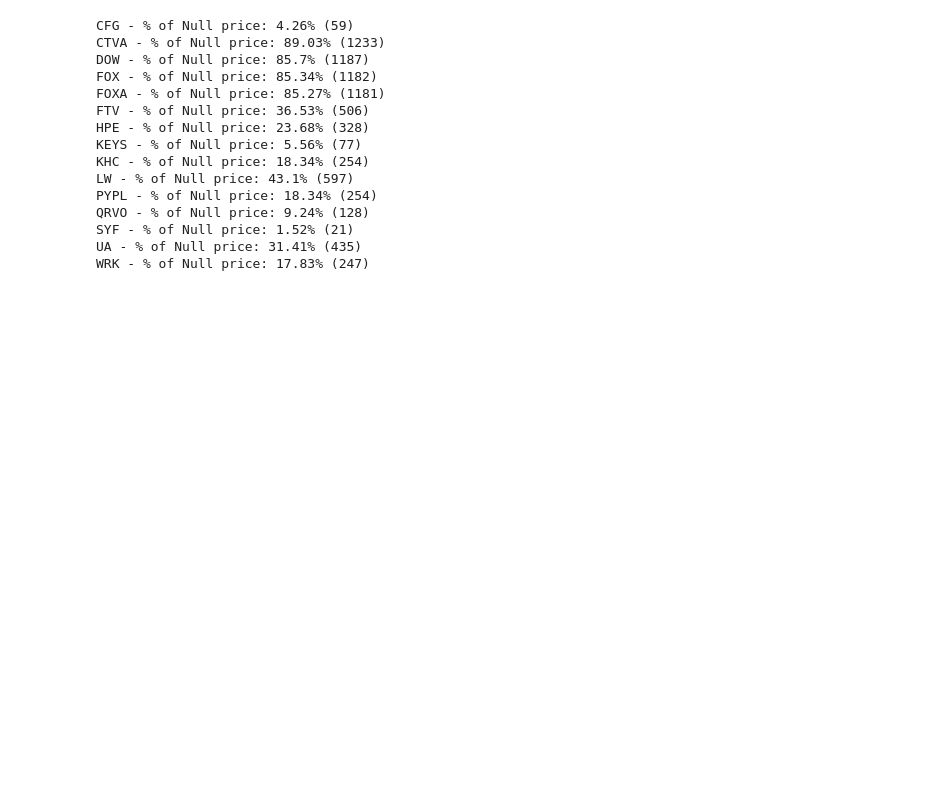
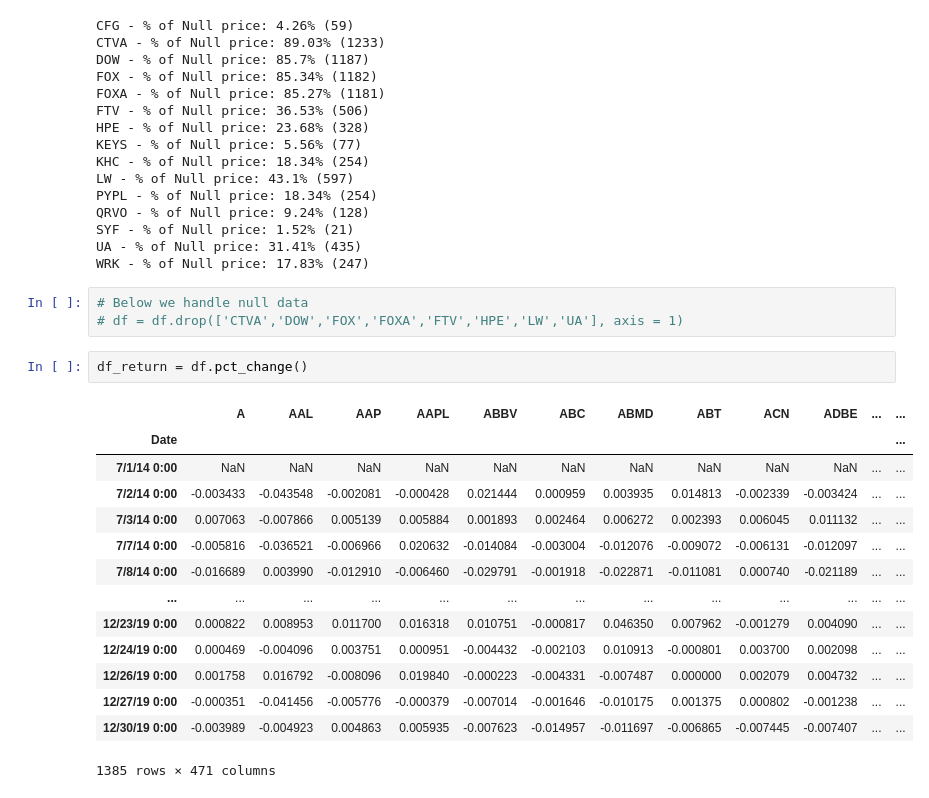
Before and after one commit to hamidreza-rhz/Index-tracking-portfolio-optimization-using-deep-learning, a Jupyter notebook: getdata.ipynb, the cells around one changed output. Cells and saved outputs as stored; diff of their text form; blank space fills up the shorter version.

Commit message:
Completing data preprocessing
Co-authored-by: synapse7cht@gmail.com <synapse7cht@gmail.com>

```diff
--- a/getdata.ipynb
+++ b/getdata.ipynb
@@ -52,3 +52,23 @@ QRVO - % of Null price: 9.24% (128)
 SYF - % of Null price: 1.52% (21)
 UA - % of Null price: 31.41% (435)
 WRK - % of Null price: 17.83% (247)
+# %%
+# Below we handle null data
+# df = df.drop(['CTVA','DOW','FOX','FOXA','FTV','HPE','LW','UA'], axis = 1)
+# %%
+df_return = df.pct_change()
+# %% [output]
+|  | A | AAL | AAP | AAPL | ABBV | ABC | ABMD | ABT | ACN | ADBE | ... | ... |
+| Date |  |  |  |  |  |  |  |  |  |  |  | ... |
+| 7/1/14 0:00 | NaN | NaN | NaN | NaN | NaN | NaN | NaN | NaN | NaN | NaN | ... | ... |
+| 7/2/14 0:00 | -0.003433 | -0.043548 | -0.002081 | -0.000428 | 0.021444 | 0.000959 | 0.003935 | 0.014813 | -0.002339 | -0.003424 | ... | ... |
+| 7/3/14 0:00 | 0.007063 | -0.007866 | 0.005139 | 0.005884 | 0.001893 | 0.002464 | 0.006272 | 0.002393 | 0.006045 | 0.011132 | ... | ... |
+| 7/7/14 0:00 | -0.005816 | -0.036521 | -0.006966 | 0.020632 | -0.014084 | -0.003004 | -0.012076 | -0.009072 | -0.006131 | -0.012097 | ... | ... |
+| 7/8/14 0:00 | -0.016689 | 0.003990 | -0.012910 | -0.006460 | -0.029791 | -0.001918 | -0.022871 | -0.011081 | 0.000740 | -0.021189 | ... | ... |
+| ... | ... | ... | ... | ... | ... | ... | ... | ... | ... | ... | ... | ... |
+| 12/23/19 0:00 | 0.000822 | 0.008953 | 0.011700 | 0.016318 | 0.010751 | -0.000817 | 0.046350 | 0.007962 | -0.001279 | 0.004090 | ... | ... |
+| 12/24/19 0:00 | 0.000469 | -0.004096 | 0.003751 | 0.000951 | -0.004432 | -0.002103 | 0.010913 | -0.000801 | 0.003700 | 0.002098 | ... | ... |
+| 12/26/19 0:00 | 0.001758 | 0.016792 | -0.008096 | 0.019840 | -0.000223 | -0.004331 | -0.007487 | 0.000000 | 0.002079 | 0.004732 | ... | ... |
+| 12/27/19 0:00 | -0.000351 | -0.041456 | -0.005776 | -0.000379 | -0.007014 | -0.001646 | -0.010175 | 0.001375 | 0.000802 | -0.001238 | ... | ... |
+| 12/30/19 0:00 | -0.003989 | -0.004923 | 0.004863 | 0.005935 | -0.007623 | -0.014957 | -0.011697 | -0.006865 | -0.007445 | -0.007407 | ... | ... |
+1385 rows × 471 columns
```
Also changed, not shown: parts of 4 cells of this notebook, 3 other files.
